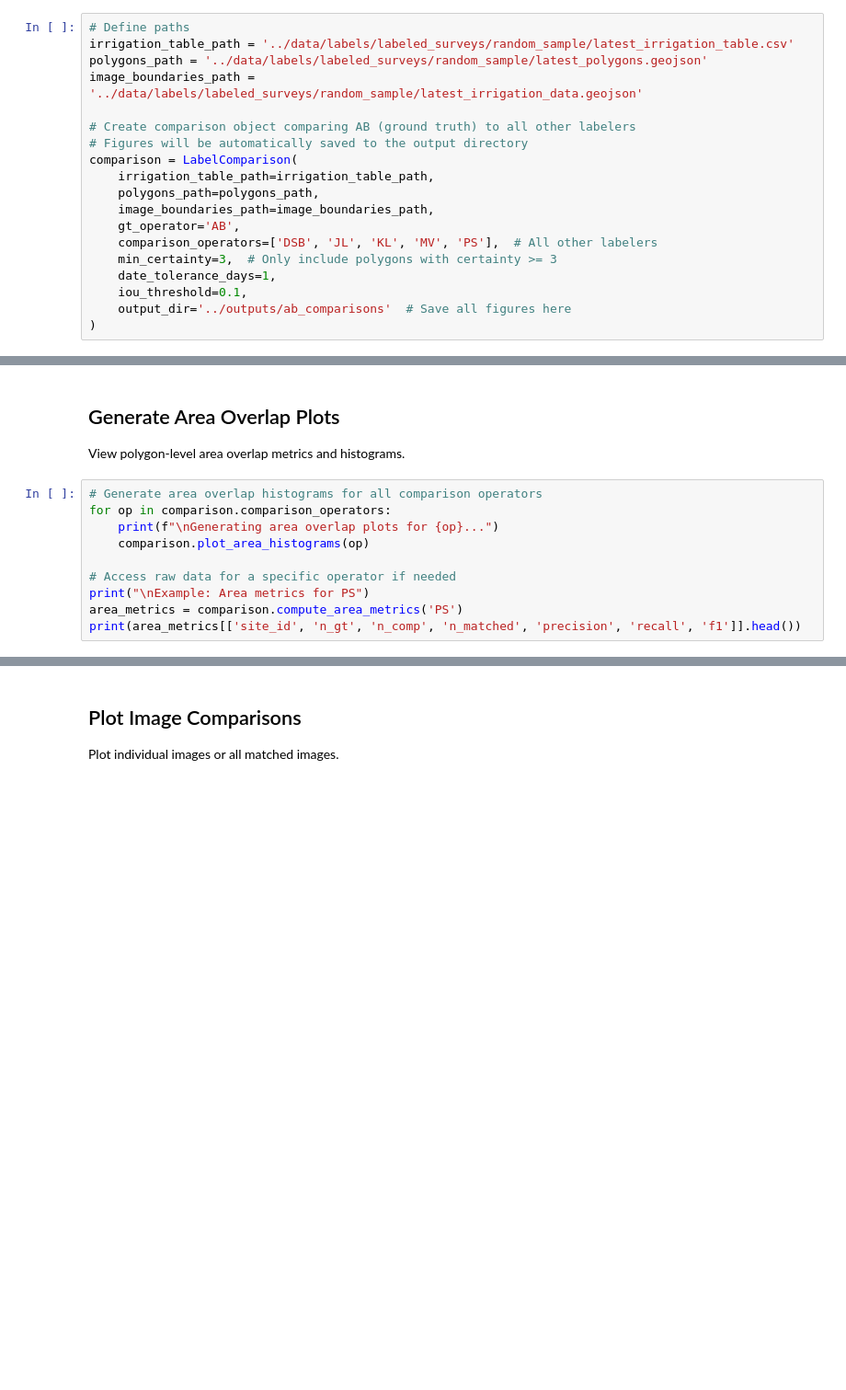
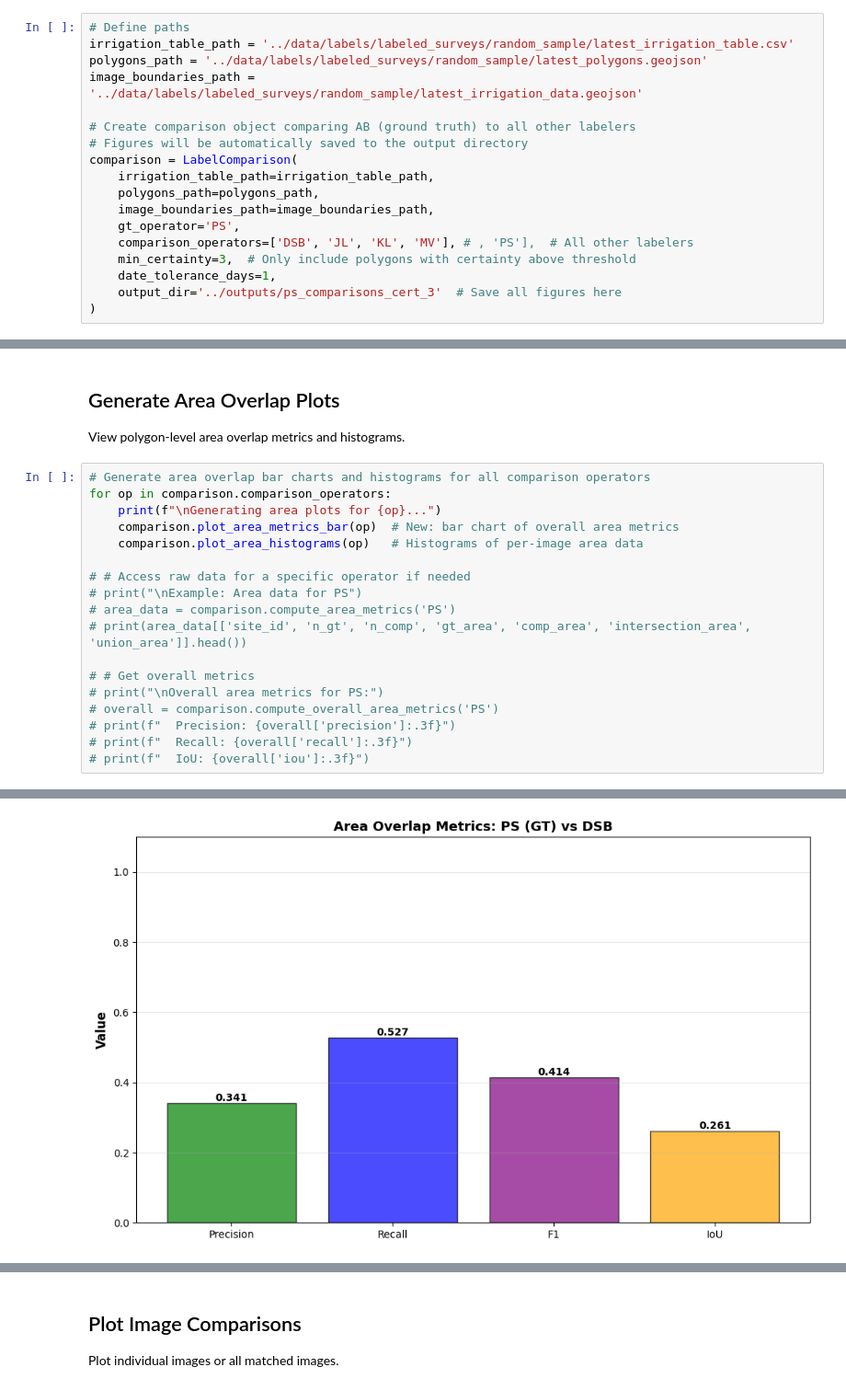
Before and after one commit to aiscend-research/smallholder-irrigation-dataset, a Jupyter notebook: notebooks/labeler_comparison.ipynb, the cells around one changed output, grey strips where cells are left out. Shown at 92% size. Drawn from its saved outputs; the diff is of its cells as text; blank space fills up the shorter version.

```diff
--- a/notebooks/labeler_comparison.ipynb
+++ b/notebooks/labeler_comparison.ipynb
@@ -30,10 +30,9 @@ comparison = LabelComparison(
     irrigation_table_path=irrigation_table_path,
     polygons_path=polygons_path,
     image_boundaries_path=image_boundaries_path,
-    gt_operator='AB',
-    comparison_operators=['DSB', 'JL', 'KL', 'MV', 'PS'],  # All other labelers
-    min_certainty=3,  # Only include polygons with certainty >= 3
+    gt_operator='PS',
+    comparison_operators=['DSB', 'JL', 'KL', 'MV'], # , 'PS'],  # All other labelers
+    min_certainty=3,  # Only include polygons with certainty above threshold
     date_tolerance_days=1,
-    iou_threshold=0.1,
-    output_dir='../outputs/ab_comparisons'  # Save all figures here
+    output_dir='../outputs/ps_comparisons_cert_3'  # Save all figures here
 )
@@ -54,12 +85,21 @@ for op in comparison.comparison_operators:
 
 View polygon-level area overlap metrics and histograms.
 # %%
-# Generate area overlap histograms for all comparison operators
+# Generate area overlap bar charts and histograms for all comparison operators
 for op in comparison.comparison_operators:
-    print(f"\nGenerating area overlap plots for {op}...")
-    comparison.plot_area_histograms(op)
+    print(f"\nGenerating area plots for {op}...")
+    comparison.plot_area_metrics_bar(op)  # New: bar chart of overall area metrics
+    comparison.plot_area_histograms(op)   # Histograms of per-image area data
 
-# Access raw data for a specific operator if needed
-print("\nExample: Area metrics for PS")
-area_metrics = comparison.compute_area_metrics('PS')
-print(area_metrics[['site_id', 'n_gt', 'n_comp', 'n_matched', 'precision', 'recall', 'f1']].head())
+# # Access raw data for a specific operator if needed
+# print("\nExample: Area data for PS")
+# area_data = comparison.compute_area_metrics('PS')
+# print(area_data[['site_id', 'n_gt', 'n_comp', 'gt_area', 'comp_area', 'intersection_area', 'union_area']].head())
+
+# # Get overall metrics
+# print("\nOverall area metrics for PS:")
+# overall = comparison.compute_overall_area_metrics('PS')
+# print(f"  Precision: {overall['precision']:.3f}")
+# print(f"  Recall: {overall['recall']:.3f}")
+# print(f"  IoU: {overall['iou']:.3f}")
+# %% [output]
@@ -65,0 +108 @@ print(area_metrics[['site_id', 'n_gt', 'n_comp', 'n_matched', 'precision', 'reca
+[figure, added]
```
Also changed, not shown: parts of 11 cells of this notebook, 2 other files.
